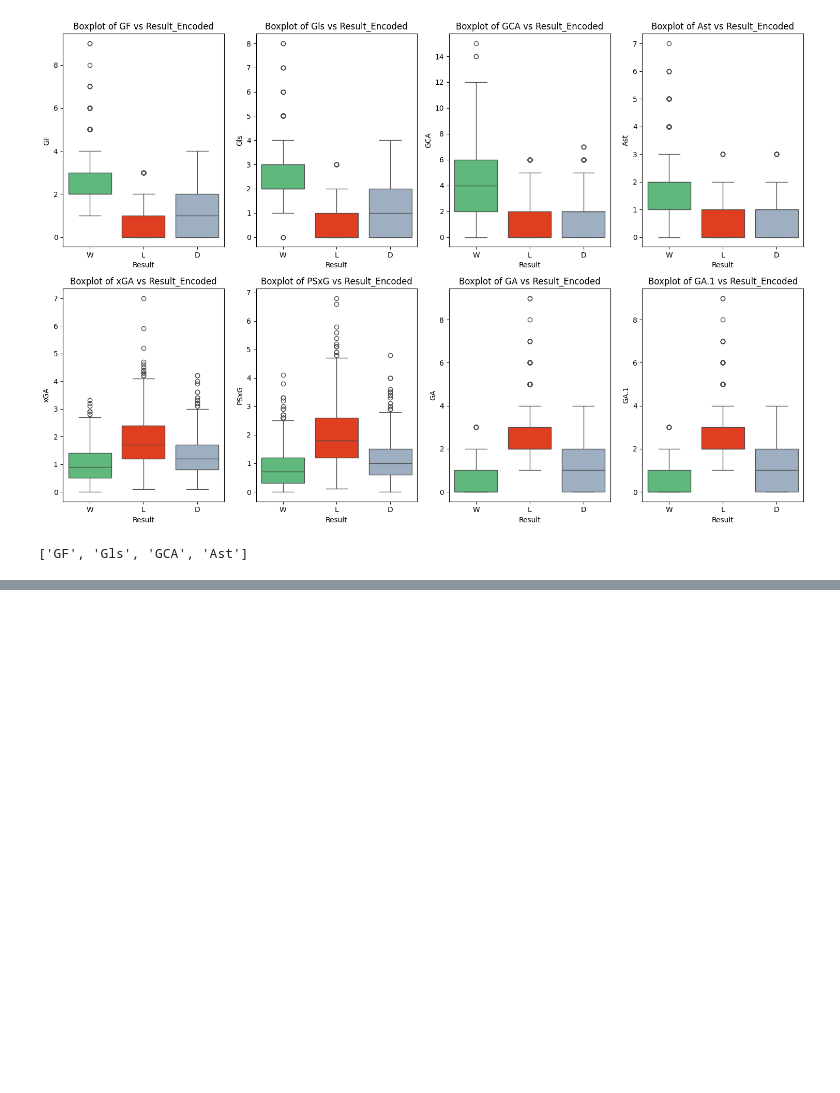
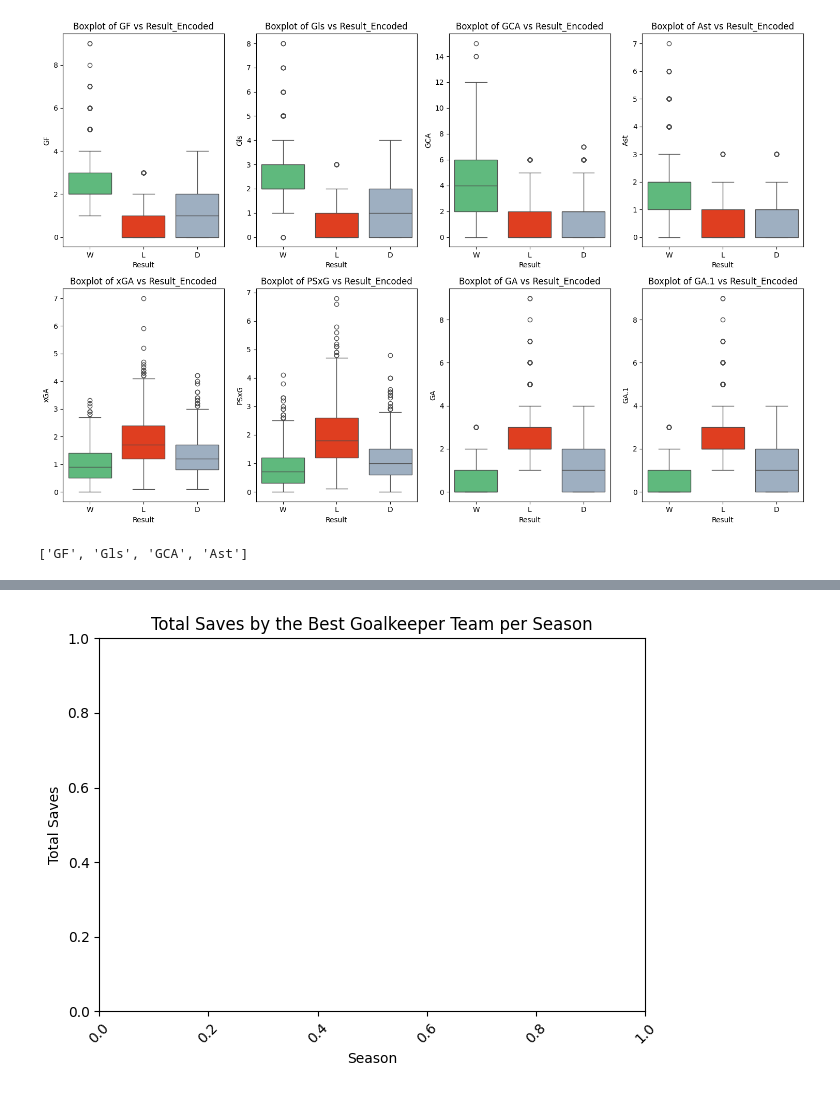
Before and after one commit to rohitlee/Football-League-Prediction, a Jupyter notebook: Code/03_EDA.ipynb, the cells around one changed output, grey strips where cells are left out. Saved outputs shown, nothing was run; the diff lists cells and outputs as text; code cells hidden in the pictures; blank space fills up the shorter version.

```diff
--- a/Code/03_EDA.ipynb
+++ b/Code/03_EDA.ipynb
@@ -436,0 +329,14 @@ Win prob for the best goalkeeper: 0.28%
+# %%
+# Labeling the axes and adding a title
+plt.xlabel('Season')
+plt.ylabel('Total Saves')
+plt.title('Total Saves by the Best Goalkeeper Team per Season')
+
+# If you have many seasons, it can help to rotate the x-axis labels for readability
+plt.xticks(rotation=45)  # Adjust the rotation for readability
+
+# Show the plot
+plt.tight_layout()  # Ensures everything fits within the figure area
+plt.show()
+# %% [output]
+[figure, added]
```
Also changed, not shown: parts of 32 cells of this notebook.
